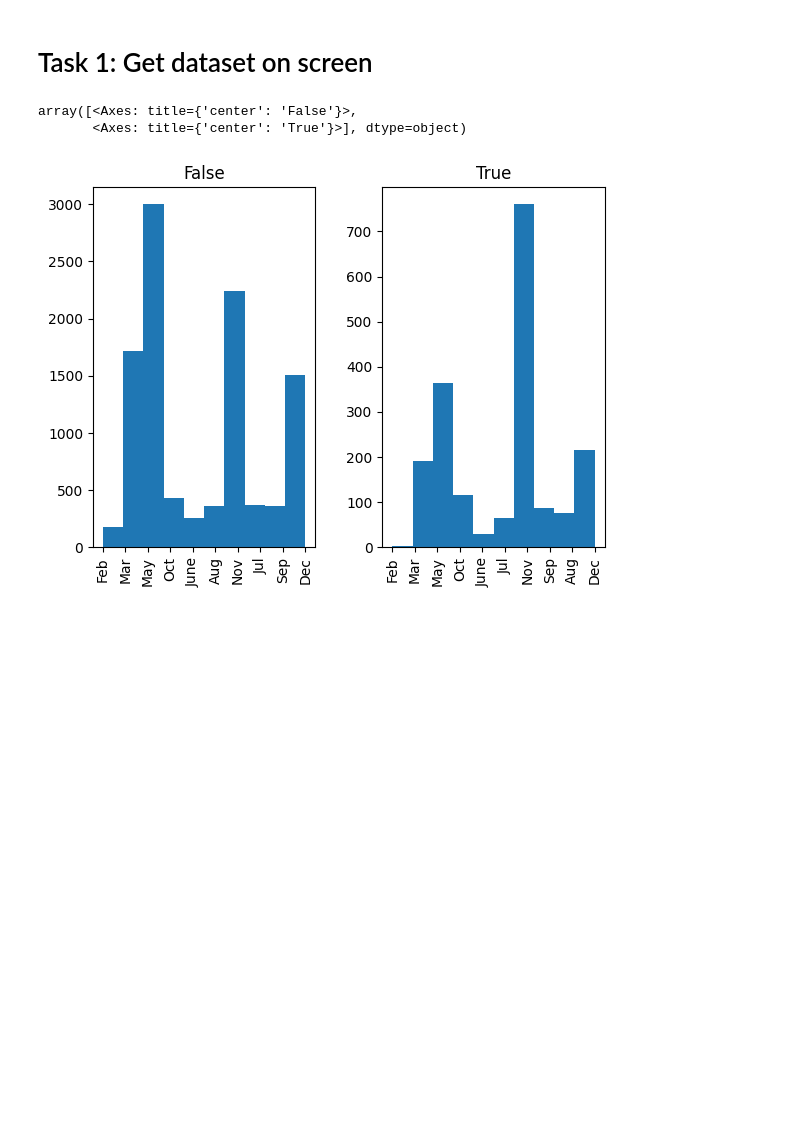
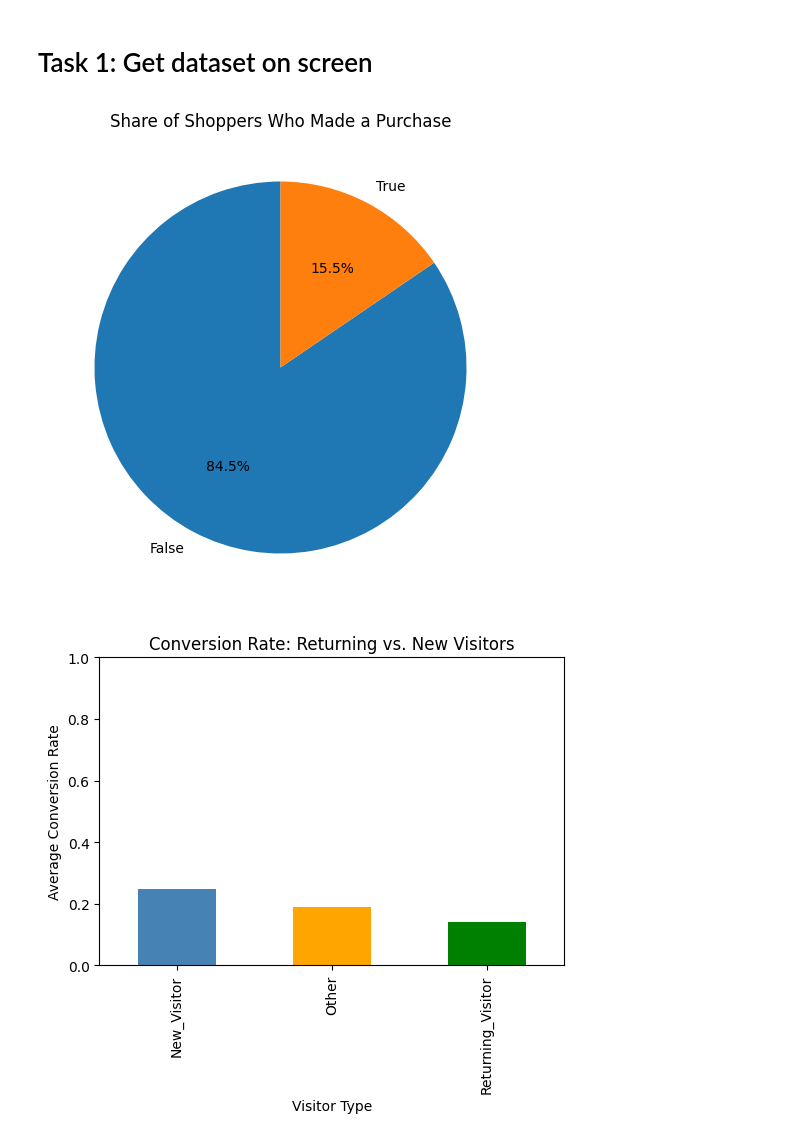
Before and after one commit to andreas4589/DataAnalytics, a Jupyter notebook: PA2/PA2.ipynb, the cells around one changed output. Cells and saved outputs as stored; diff of their text form; code cells hidden in the pictures; blank space fills up the shorter version.

```diff
--- a/PA2/PA2.ipynb
+++ b/PA2/PA2.ipynb
@@ -51,8 +62,36 @@ data.describe()
 # Task 1: Get dataset on screen
 # %%
 import matplotlib.pyplot as plt
-data['Month'].hist(data['Revenue'])
+revenue_counts = data["Revenue"].value_counts()
+
+# Pie chart of Revenue distribution
+
+plt.figure(figsize=(6,8))
+plt.pie(revenue_counts, labels=revenue_counts.index, autopct="%1.1f%%", startangle=90)
+plt.title("Share of Shoppers Who Made a Purchase")
+plt.show()
+
+# Conversion rate (mean of Revenue per visitor type)
+visitor_revenue = data.groupby("VisitorType")["Revenue"].mean()
+
+plt.figure(figsize=(6,4))
+visitor_revenue.plot(kind="bar", color=["steelblue", "orange", "green"])
+plt.title("Conversion Rate: Returning vs. New Visitors")
+plt.ylabel("Average Conversion Rate")
+plt.xlabel("Visitor Type")
+plt.ylim(0, 1)
+plt.show()
+
+# Separate special day values for buyers vs. non-buyers
+
+plt.figure(figsize=(6,4))
+plt.hist(data[(data["Revenue"] == False) & (data["SpecialDay"] > 0.2)]["SpecialDay"], bins=20, alpha=0.6, label="No Purchase")
+plt.hist(data[(data["Revenue"] == True) & (data["SpecialDay"] > 0.2)]["SpecialDay"], bins=20, alpha=0.6, label="Purchase")
+plt.title("Special Day Distribution for Purchases vs. Non-Purchases")
+plt.xlabel("Closeness to Special Day")
+plt.ylabel("Count")
+plt.legend()
+plt.show()
 # %% [output]
-array([<Axes: title={'center': 'False'}>,
-       <Axes: title={'center': 'True'}>], dtype=object)
-[figure, old version]
+[figure, new version]
+[figure, added]
```
Also changed, not shown: parts of 4 cells of this notebook.
